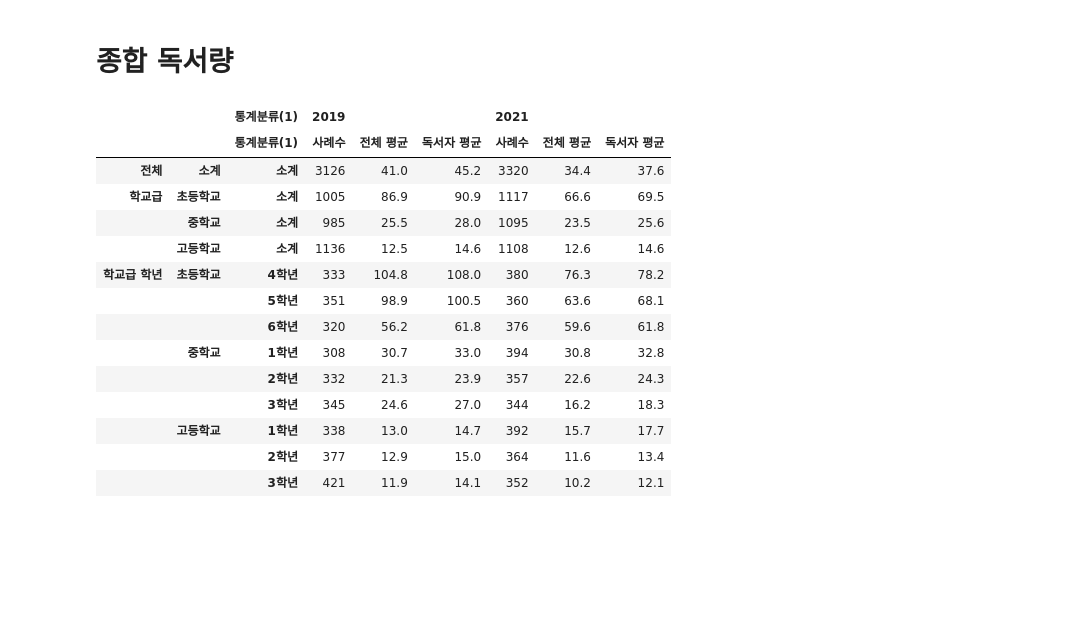
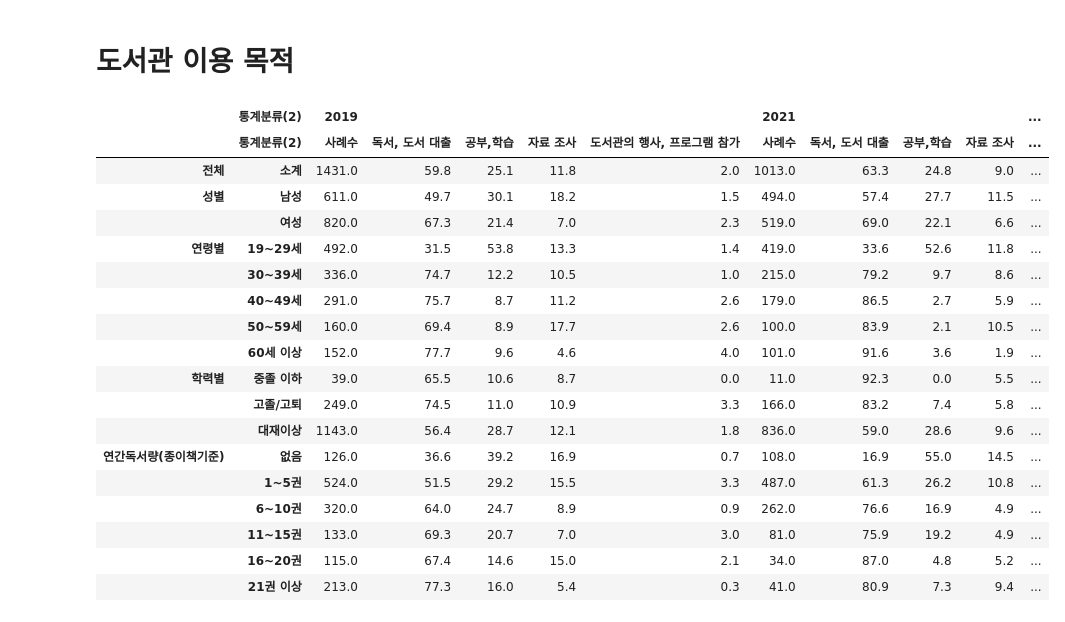
Before and after one commit to kyunakim/everybodys_lib, a Jupyter notebook: KOSIS.ipynb, the cells around one changed output. Cells and saved outputs as stored; diff of their text form; code cells hidden in the pictures; blank space fills up the shorter version.

```diff
--- a/KOSIS.ipynb
+++ b/KOSIS.ipynb
@@ -1,2 +59,2 @@
 # %% [markdown]
-# 종합 독서량
+# 도서관 이용 목적
@@ -3,27 +65,31 @@
 # %%
-# 종이책 + 전자책 + 오디오북 종합 독서량 (학생)
+# 도서관 이용 목적 (성인)
 
 import pandas as pd
 
-df = pd.read_csv('./data/종이책전자책오디오북_종합_독서량__학생__20220810144203.csv', encoding='cp949',
+df1 = pd.read_excel('./data/도서관_이용_목적__성인__20220816151825.xlsx',
                  header =[0,1],
-                 index_col=[0,1,2],
+                 index_col=[0,1],
                 )
 
-df
+df1
 # %% [output]
-|  |  | 통계분류(1) | 2019 |  |  | 2021 |  |  |
-|  |  | 통계분류(1) | 사례수 | 전체 평균 | 독서자 평균 | 사례수 | 전체 평균 | 독서자 평균 |
-| 전체 | 소계 | 소계 | 3126 | 41.0 | 45.2 | 3320 | 34.4 | 37.6 |
-| 학교급 | 초등학교 | 소계 | 1005 | 86.9 | 90.9 | 1117 | 66.6 | 69.5 |
-|  | 중학교 | 소계 | 985 | 25.5 | 28.0 | 1095 | 23.5 | 25.6 |
-|  | 고등학교 | 소계 | 1136 | 12.5 | 14.6 | 1108 | 12.6 | 14.6 |
-| 학교급 학년 | 초등학교 | 4학년 | 333 | 104.8 | 108.0 | 380 | 76.3 | 78.2 |
-|  |  | 5학년 | 351 | 98.9 | 100.5 | 360 | 63.6 | 68.1 |
-|  |  | 6학년 | 320 | 56.2 | 61.8 | 376 | 59.6 | 61.8 |
-|  | 중학교 | 1학년 | 308 | 30.7 | 33.0 | 394 | 30.8 | 32.8 |
-|  |  | 2학년 | 332 | 21.3 | 23.9 | 357 | 22.6 | 24.3 |
-|  |  | 3학년 | 345 | 24.6 | 27.0 | 344 | 16.2 | 18.3 |
-|  | 고등학교 | 1학년 | 338 | 13.0 | 14.7 | 392 | 15.7 | 17.7 |
-|  |  | 2학년 | 377 | 12.9 | 15.0 | 364 | 11.6 | 13.4 |
-|  |  | 3학년 | 421 | 11.9 | 14.1 | 352 | 10.2 | 12.1 |
+|  | 통계분류(2) | 2019 |  |  |  |  | 2021 |  |  |  | ... |
+|  | 통계분류(2) | 사례수 | 독서, 도서 대출 | 공부,학습 | 자료 조사 | 도서관의 행사, 프로그램 참가 | 사례수 | 독서, 도서 대출 | 공부,학습 | 자료 조사 | ... |
+| 전체 | 소계 | 1431.0 | 59.8 | 25.1 | 11.8 | 2.0 | 1013.0 | 63.3 | 24.8 | 9.0 | ... |
+| 성별 | 남성 | 611.0 | 49.7 | 30.1 | 18.2 | 1.5 | 494.0 | 57.4 | 27.7 | 11.5 | ... |
+|  | 여성 | 820.0 | 67.3 | 21.4 | 7.0 | 2.3 | 519.0 | 69.0 | 22.1 | 6.6 | ... |
+| 연령별 | 19~29세 | 492.0 | 31.5 | 53.8 | 13.3 | 1.4 | 419.0 | 33.6 | 52.6 | 11.8 | ... |
+|  | 30~39세 | 336.0 | 74.7 | 12.2 | 10.5 | 1.0 | 215.0 | 79.2 | 9.7 | 8.6 | ... |
+|  | 40~49세 | 291.0 | 75.7 | 8.7 | 11.2 | 2.6 | 179.0 | 86.5 | 2.7 | 5.9 | ... |
+|  | 50~59세 | 160.0 | 69.4 | 8.9 | 17.7 | 2.6 | 100.0 | 83.9 | 2.1 | 10.5 | ... |
+|  | 60세 이상 | 152.0 | 77.7 | 9.6 | 4.6 | 4.0 | 101.0 | 91.6 | 3.6 | 1.9 | ... |
+| 학력별 | 중졸 이하 | 39.0 | 65.5 | 10.6 | 8.7 | 0.0 | 11.0 | 92.3 | 0.0 | 5.5 | ... |
+|  | 고졸/고퇴 | 249.0 | 74.5 | 11.0 | 10.9 | 3.3 | 166.0 | 83.2 | 7.4 | 5.8 | ... |
+|  | 대재이상 | 1143.0 | 56.4 | 28.7 | 12.1 | 1.8 | 836.0 | 59.0 | 28.6 | 9.6 | ... |
+| 연간독서량(종이책기준) | 없음 | 126.0 | 36.6 | 39.2 | 16.9 | 0.7 | 108.0 | 16.9 | 55.0 | 14.5 | ... |
+|  | 1~5권 | 524.0 | 51.5 | 29.2 | 15.5 | 3.3 | 487.0 | 61.3 | 26.2 | 10.8 | ... |
+|  | 6~10권 | 320.0 | 64.0 | 24.7 | 8.9 | 0.9 | 262.0 | 76.6 | 16.9 | 4.9 | ... |
+|  | 11~15권 | 133.0 | 69.3 | 20.7 | 7.0 | 3.0 | 81.0 | 75.9 | 19.2 | 4.9 | ... |
+|  | 16~20권 | 115.0 | 67.4 | 14.6 | 15.0 | 2.1 | 34.0 | 87.0 | 4.8 | 5.2 | ... |
+|  | 21권 이상 | 213.0 | 77.3 | 16.0 | 5.4 | 0.3 | 41.0 | 80.9 | 7.3 | 9.4 | ... |
```
Also changed, not shown: parts of 40 cells of this notebook, 14 other files.
